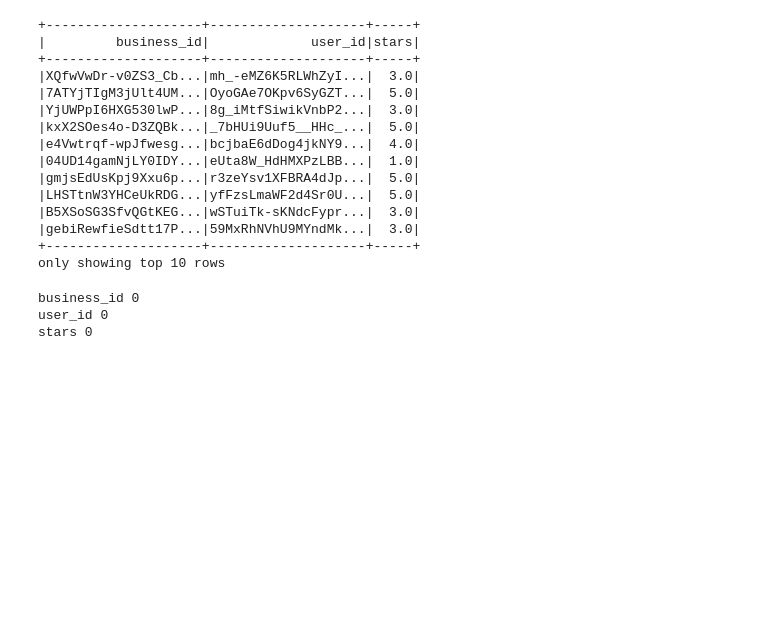
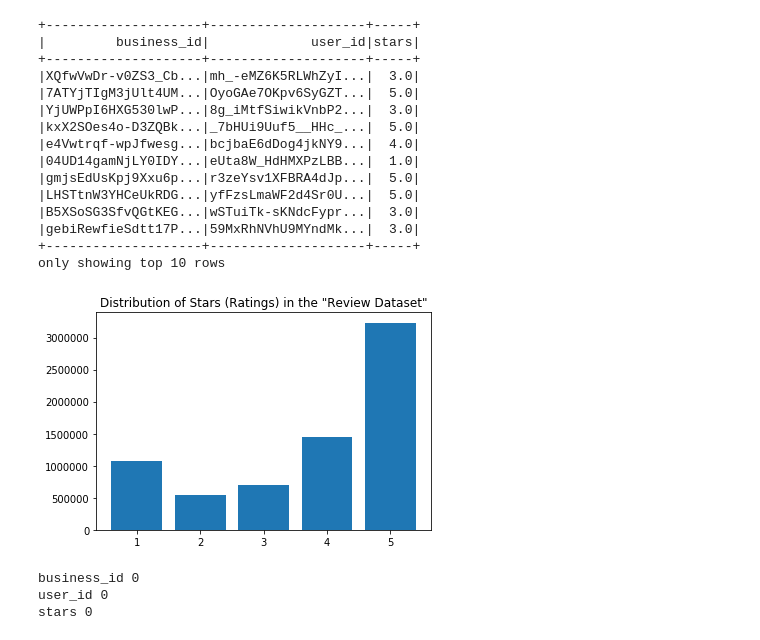
Before and after one commit to pouyakhooshabi/Recommender-System-Design, a Jupyter notebook: Programming_model.ipynb, the cells around one changed output. Cells and saved outputs as stored; diff of their text form; code cells hidden in the pictures; blank space fills up the shorter version.

```diff
--- a/Programming_model.ipynb
+++ b/Programming_model.ipynb
@@ -413,6 +413,17 @@ df_review1.show(10)
 |gebiRewfieSdtt17P...|59MxRhNVhU9MYndMk...|  3.0|
 +--------------------+--------------------+-----+
 only showing top 10 rows
+# %%
+# Putting stars in a list to be used further
+stars_list = [row[0] for row in df_review1.select('stars').collect()]
+# Printing the distribution of STARS (RESTAURANTS RATINGS)
+from collections import Counter
+c = Counter(stars_list)
+plt.bar(c.keys(), c.values())
+plt.title('Distribution of Stars (Ratings) in the "Review Dataset"')
+plt.show()
+# %% [output]
+[figure, added]
 # %%
 # Printing how many Null files each categorie have
 for i in df_review1.columns:
```
Also changed, not shown: parts of 1 cell of this notebook.
